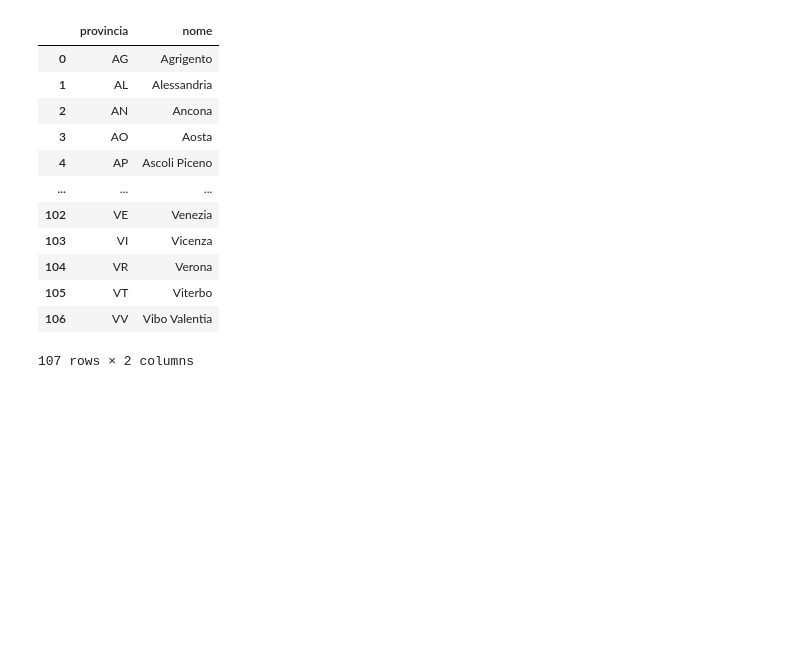
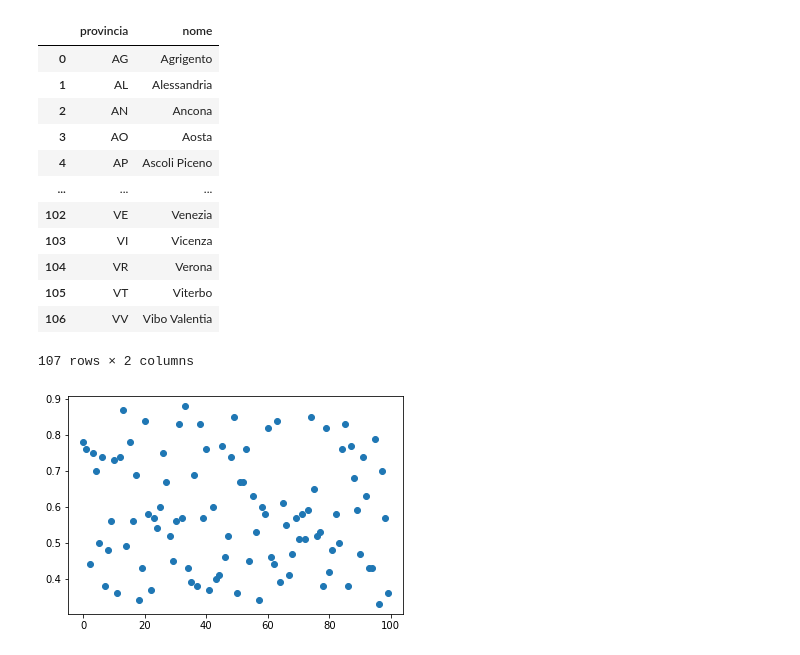
Before and after one commit to jclock98/BDT-project, a Jupyter notebook: insert_municipalities_data.ipynb, the cells around one changed output. Saved outputs shown, nothing was run; the diff lists cells and outputs as text; code cells hidden in the pictures; blank space fills up the shorter version.

```diff
--- a/insert_municipalities_data.ipynb
+++ b/insert_municipalities_data.ipynb
@@ -136,0 +143,14 @@ finally:
+# %%
+b = 0.88
+a = 0.33
+tmp_x = []
+tmp_y = []
+for i in range(100):
+    tmp_x.append(i)
+    tmp_y.append(round(np.random.random()*(b-a) + a, 2))
+# %%
+import matplotlib.pyplot as plt
+plt.scatter(tmp_x, tmp_y)
+plt.show()
+# %% [output]
+[figure, added]
```
Also changed, not shown: parts of 8 cells of this notebook, 3 other files.
